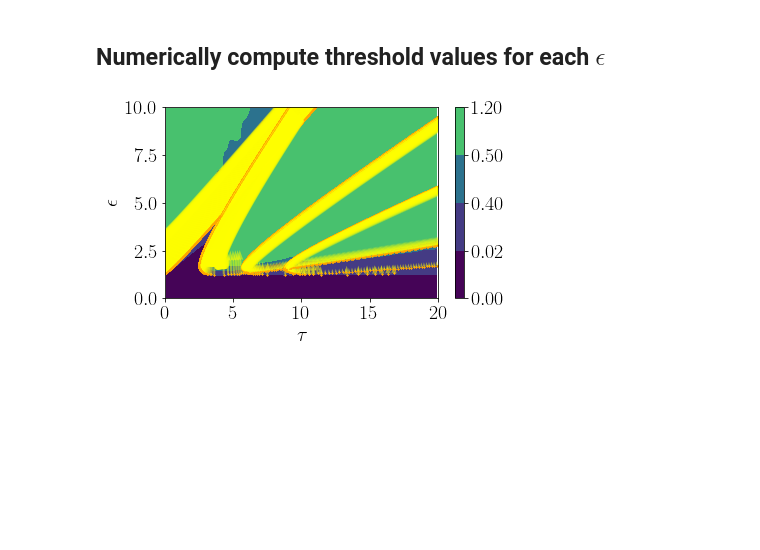
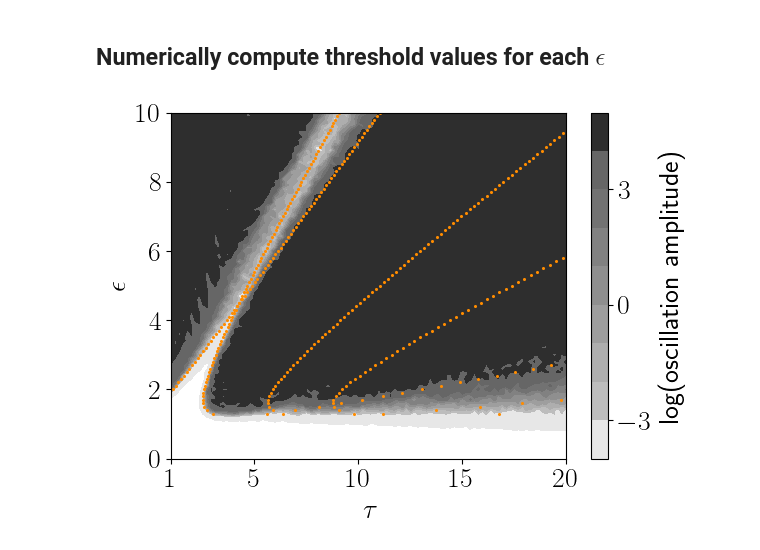
Before and after one commit to Irene-Li/kuramoto, a Jupyter notebook: linear_stability.ipynb, the cells around one changed output. Drawn from its saved outputs; the diff is of its cells as text; code cells hidden in the pictures; blank space fills up the shorter version.

```diff
--- a/linear_stability.ipynb
+++ b/linear_stability.ipynb
@@ -117,8 +119,9 @@ print([m.obtain_grads(omega, tau) for tau in taus])
 # %% [markdown]
 ## Numerically compute threshold values for each $\epsilon$
 # %%
-
-epsilons = np.arange(0.1, 10, 0.01)
+N = 100
+epsilons = np.linspace(0.1, 10, N)
+m.find_phi_bar(8)
 res = []
 for epsilon in epsilons:
     roots = m.solve_for_omega(epsilon)
@@ -130,32 +158,25 @@ for epsilon in epsilons:
+# %%
+amps = np.load('Sims/amps2.npy')
 # %%
-stds = np.load('std.npy')
-
-A = np.arange(0, 10, 0.1)
-B = np.arange(0.1, 20, 0.1)
-
-shape = (len(A), len(B))
-
 plt.rcParams['text.usetex'] = True
 plt.rc('font', size=20)
 
-image = stds[:, -1].reshape(shape)
-X = stds[:, 0].reshape(shape)
-Y = stds[:, 1].reshape(shape)
-plt.contourf(Y, X, image, levels=[0, 0.02, 0.4, 0.5, 1.2])
-plt.colorbar()
-# plt.axhline(y=1.3, color='white', alpha=0.5)
-# plt.axhline(y=1.6, color='white', alpha=0.5)
+image = amps
+plt.contourf(taus, epsilons, np.log(image), levels=[-10, -3, -2, -1, 0, 1, 2, 3, 4, 10], cmap='Greys')
+cbar = plt.colorbar()
+cbar.set_label(r'log(oscillation amplitude)')
+cbar.set_ticks([-3, 0, 3])
 plt.xlabel(r'$\tau$')
 plt.ylabel(r'$\epsilon$')
 
 for (es, ts, grads) in res:
-    plt.scatter(ts, es, color='orange', s=1.5, marker='x')
-    plt.quiver(ts, es, [g[0] for g in grads], [g[1] for g in grads], alpha=0.5, color='yellow')
+    plt.scatter(ts, es, color='darkorange', s=1.5, marker='o')
 
-plt.xlim([0, 20])
+plt.xlim([1, 20])
 plt.ylim([0, 10])
+plt.xticks([1, 5, 10, 15, 20])
 plt.tight_layout()
-plt.savefig('2d_map.pdf')
+plt.savefig('Figures/2d_map.pdf')
 plt.show()
 # %% [output]
-[figure, old version]
+[figure, new version]
```
Also changed, not shown: parts of 8 cells of this notebook, 9 other files.
